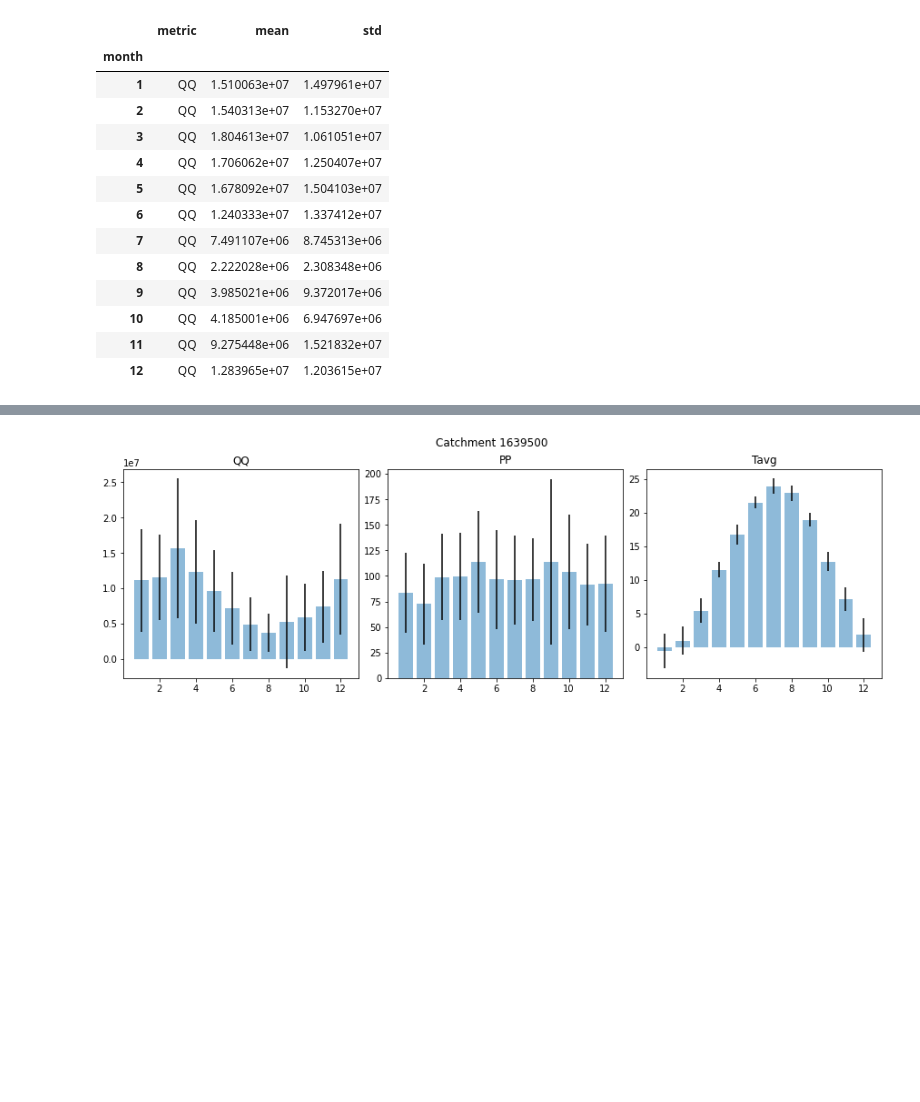
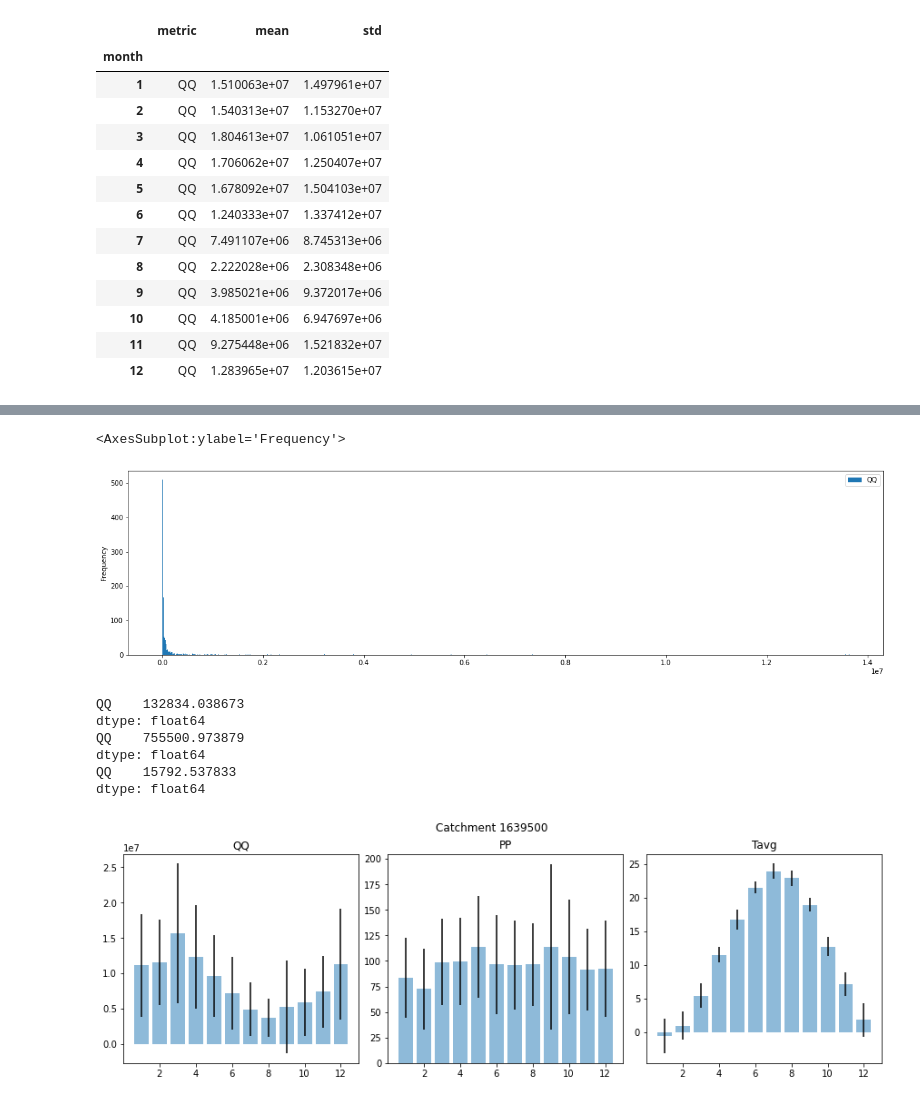
Before and after one commit to GW-modelling-Spring2022/homework-david-edu-morales, a Jupyter notebook: Surface/Surface Water Project/data_manipulation_daymet.ipynb, the cells around one changed output, grey strips where cells are left out. Drawn from its saved outputs; the diff is of its cells as text; code cells hidden in the pictures; blank space fills up the shorter version.

```diff
--- a/Surface/Surface Water Project/data_manipulation_daymet.ipynb
+++ b/Surface/Surface Water Project/data_manipulation_daymet.ipynb
@@ -343,3 +325,6 @@ df_m_metrics[(df_m_metrics[('metric')]=='QQ')].loc[(3340800)]
 | 10 | QQ | 4.185001e+06 | 6.947697e+06 |
 | 11 | QQ | 9.275448e+06 | 1.521832e+07 |
 | 12 | QQ | 1.283965e+07 | 1.203615e+07 |
+# %%
+test = df_gage[(df_gage['code'] == 3340800) & (df_gage['month'] == 9)][['QQ']]
+test
@@ -346,3 +345,19 @@ df_m_metrics[(df_m_metrics[('metric')]=='QQ')].loc[(3340800)]
+# %%
+test.plot.hist(bins=1000, figsize=(20,5))
+# %% [output]
+<AxesSubplot:ylabel='Frequency'>
+[figure, added]
+# %%
+print(test.mean())
+print(test.std())
+print(test.median())
+# %% [output]
+QQ    132834.038673
+dtype: float64
+QQ    755500.973879
+dtype: float64
+QQ    15792.537833
+dtype: float64
 # %%
 catchmentList = df_m_metrics.index.get_level_values(level=0).unique().tolist()
 Ncatchments = len(catchmentList)
```
Also changed, not shown: parts of 4 cells of this notebook.
